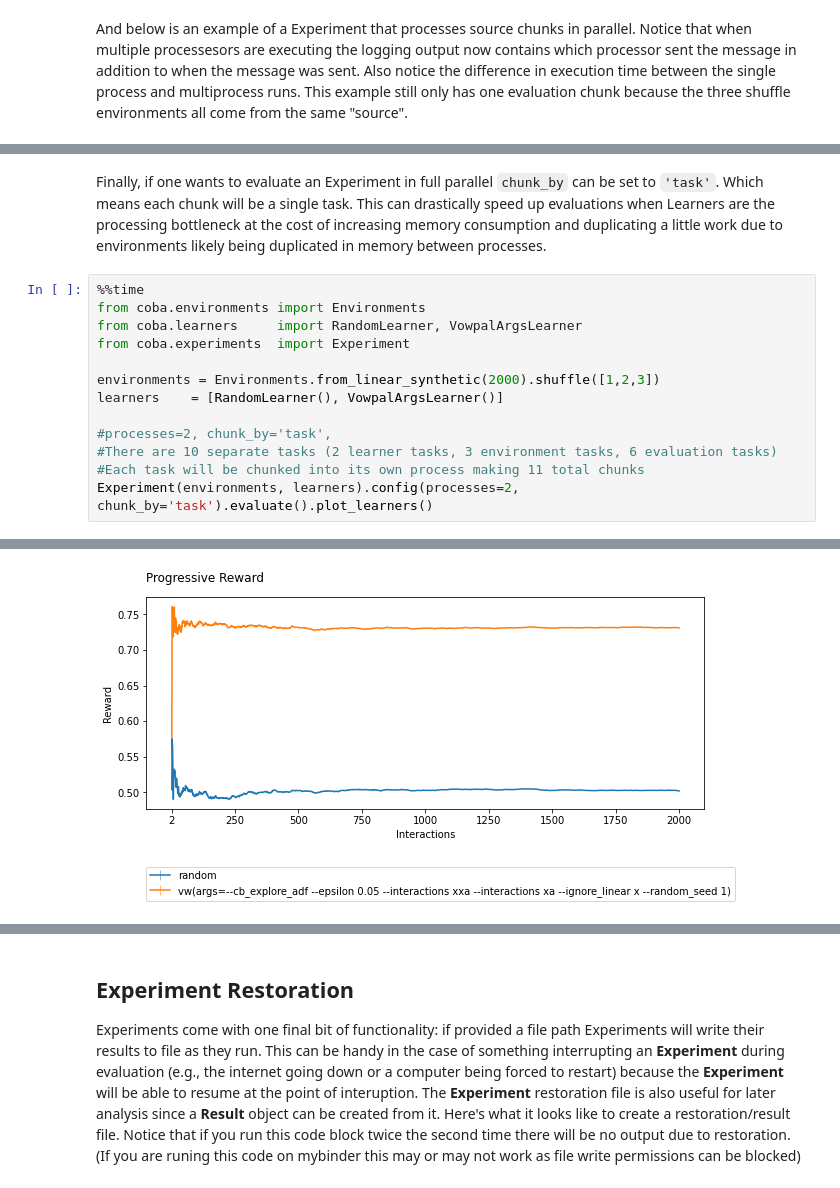
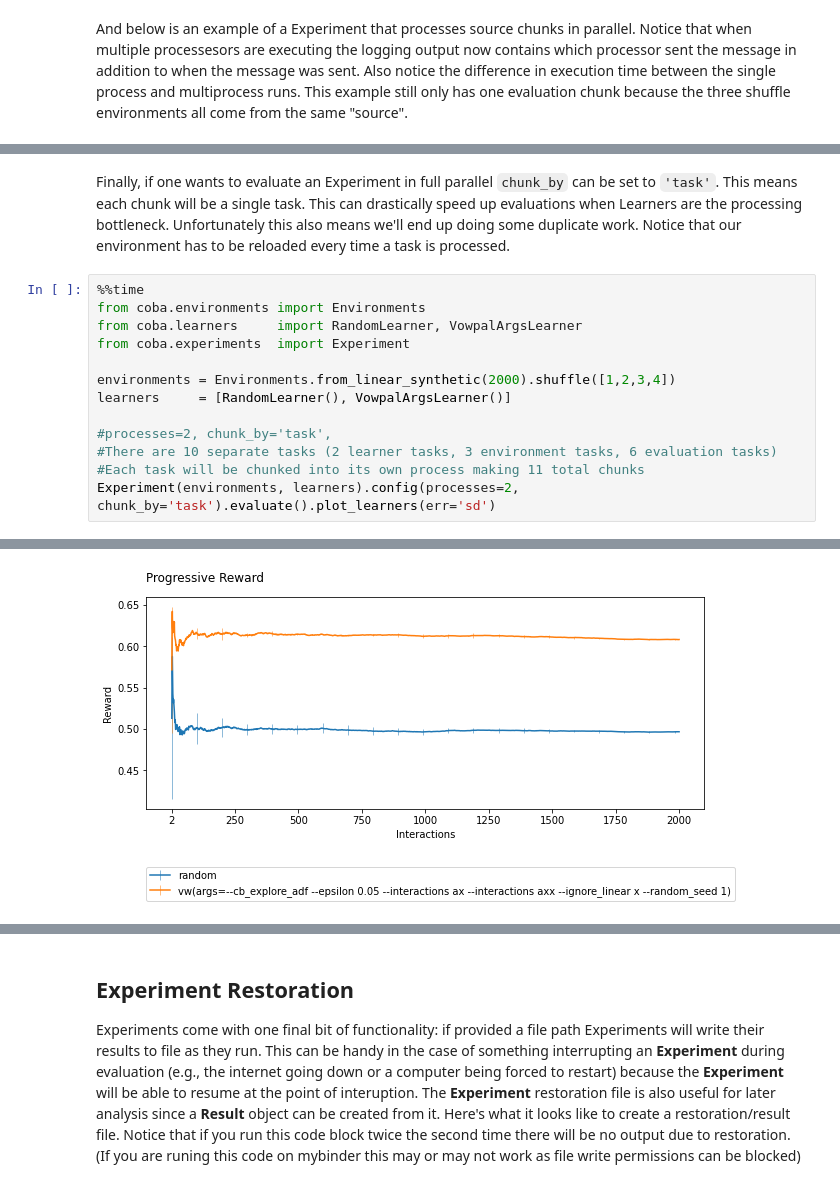
Before and after one commit to VowpalWabbit/coba, a Jupyter notebook: examples/notebooks/Experiments.ipynb, the cells around one changed output, grey strips where cells are left out. Cells and saved outputs as stored; diff of their text form.

```diff
--- a/examples/notebooks/Experiments.ipynb
+++ b/examples/notebooks/Experiments.ipynb
@@ -127,16 +127,16 @@ Wall time: 4.46 s
 # %% [markdown]
-Finally, if one wants to evaluate an Experiment in full parallel `chunk_by` can be set to `'task'`. Which means each chunk will be a single task. This can drastically speed up evaluations when Learners are the processing bottleneck at the cost of increasing memory consumption and duplicating a little work due to environments likely being duplicated in memory between processes.
+Finally, if one wants to evaluate an Experiment in full parallel `chunk_by` can be set to `'task'`. This means each chunk will be a single task. This can drastically speed up evaluations when Learners are the processing bottleneck. Unfortunately this also means we'll end up doing some duplicate work. Notice that our environment has to be reloaded every time a task is processed.
 # %%
 %%time
 from coba.environments import Environments
 from coba.learners     import RandomLearner, VowpalArgsLearner
 from coba.experiments  import Experiment
 
-environments = Environments.from_linear_synthetic(2000).shuffle([1,2,3])
-learners    = [RandomLearner(), VowpalArgsLearner()]
+environments = Environments.from_linear_synthetic(2000).shuffle([1,2,3,4])
+learners     = [RandomLearner(), VowpalArgsLearner()]
 
 #processes=2, chunk_by='task',
 #There are 10 separate tasks (2 learner tasks, 3 environment tasks, 6 evaluation tasks)
 #Each task will be chunked into its own process making 11 total chunks
-Experiment(environments, learners).config(processes=2, chunk_by='task').evaluate().plot_learners()
+Experiment(environments, learners).config(processes=2, chunk_by='task').evaluate().plot_learners(err='sd')
 # %% [output]
@@ -160 +160 @@ Experiment(environments, learners).config(processes=2, chunk_by='task').evaluate
-[figure, old version]
+[figure, new version]
```
Also changed, not shown: parts of 5 cells of this notebook, 11 other files.
